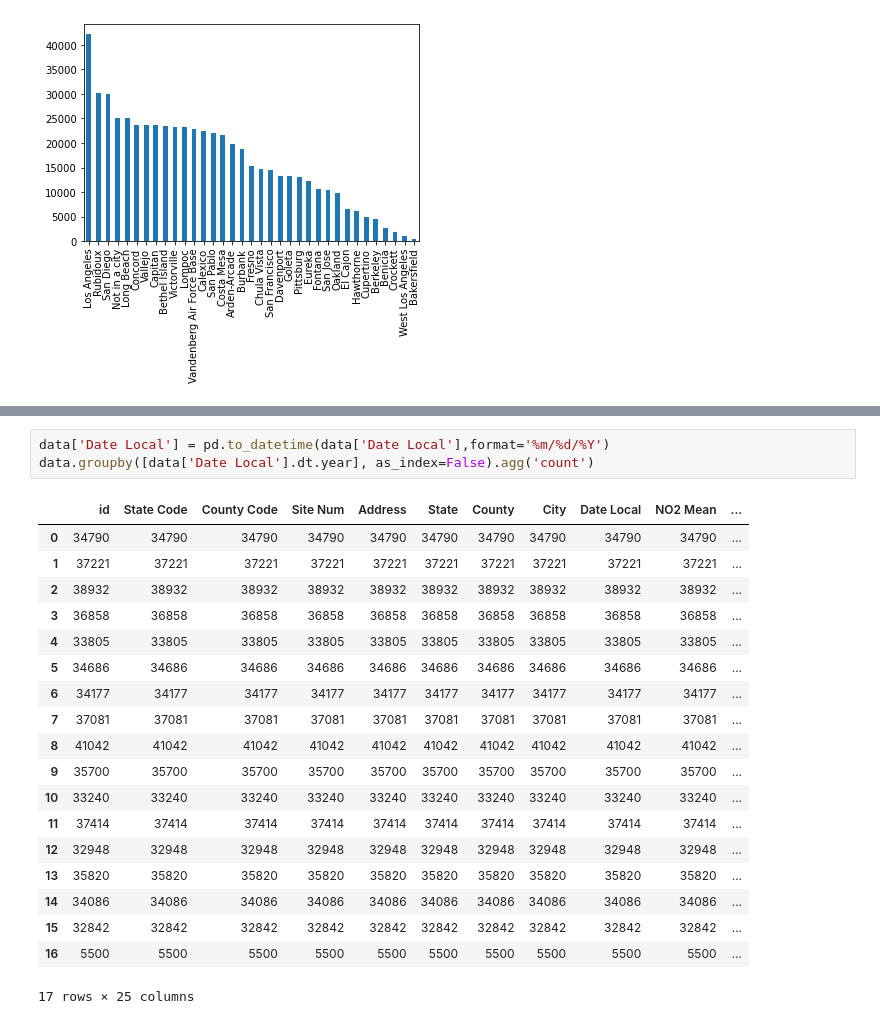
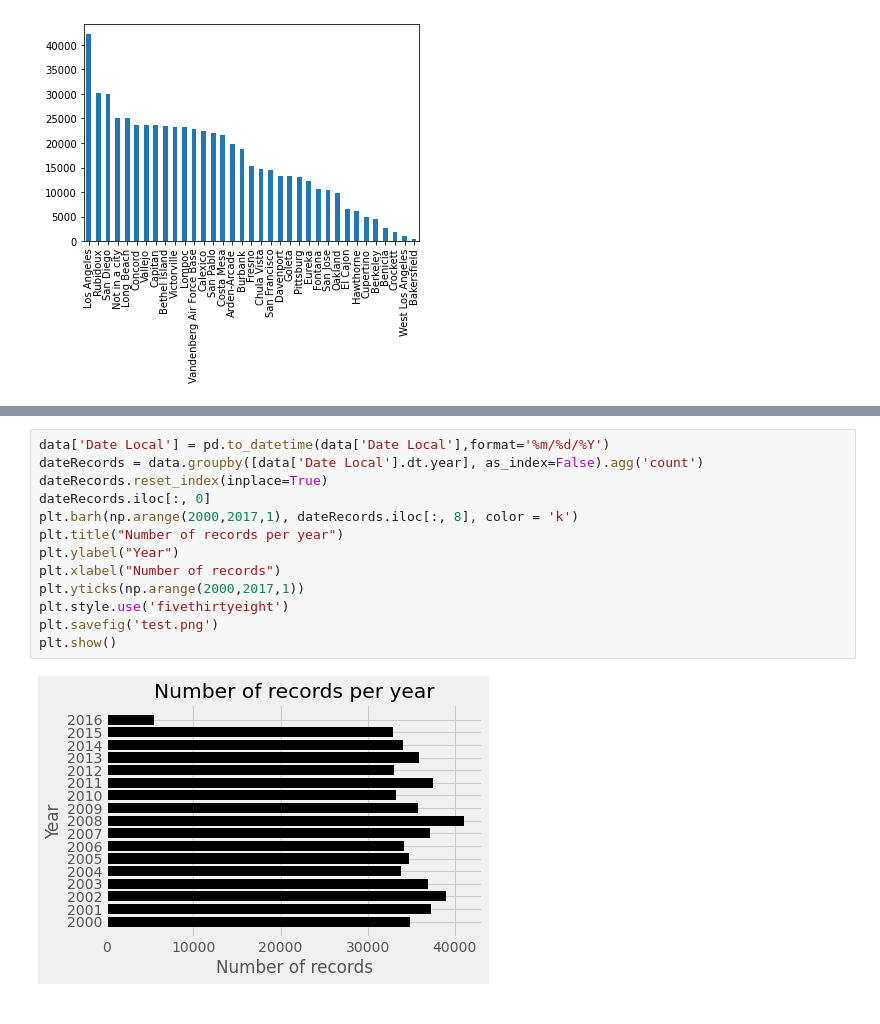
Before and after one commit to nnajmi/MachineLearning, a Jupyter notebook: US-Pollution/Data Exploration.ipynb, the cells around one changed output, grey strips where cells are left out. Drawn from its saved outputs; the diff is of its cells as text.

```diff
--- a/US-Pollution/Data Exploration.ipynb
+++ b/US-Pollution/Data Exploration.ipynb
@@ -292,23 +284,15 @@ AttributeError: module 'matplotlib.pyplot' has no attribute 'figsize'
 # %%
 data['Date Local'] = pd.to_datetime(data['Date Local'],format='%m/%d/%Y')
-data.groupby([data['Date Local'].dt.year], as_index=False).agg('count')
+dateRecords = data.groupby([data['Date Local'].dt.year], as_index=False).agg('count')
+dateRecords.reset_index(inplace=True)
+dateRecords.iloc[:, 0]
+plt.barh(np.arange(2000,2017,1), dateRecords.iloc[:, 8], color = 'k')
+plt.title("Number of records per year")
+plt.ylabel("Year")
+plt.xlabel("Number of records")
+plt.yticks(np.arange(2000,2017,1))
+plt.style.use('fivethirtyeight')
+plt.savefig('test.png')
+plt.show()
 # %% [output]
-|  | id | State Code | County Code | Site Num | Address | State | County | City | Date Local | NO2 Mean | ... |
-| 0 | 34790 | 34790 | 34790 | 34790 | 34790 | 34790 | 34790 | 34790 | 34790 | 34790 | ... |
-| 1 | 37221 | 37221 | 37221 | 37221 | 37221 | 37221 | 37221 | 37221 | 37221 | 37221 | ... |
-| 2 | 38932 | 38932 | 38932 | 38932 | 38932 | 38932 | 38932 | 38932 | 38932 | 38932 | ... |
-| 3 | 36858 | 36858 | 36858 | 36858 | 36858 | 36858 | 36858 | 36858 | 36858 | 36858 | ... |
-| 4 | 33805 | 33805 | 33805 | 33805 | 33805 | 33805 | 33805 | 33805 | 33805 | 33805 | ... |
-| 5 | 34686 | 34686 | 34686 | 34686 | 34686 | 34686 | 34686 | 34686 | 34686 | 34686 | ... |
-| 6 | 34177 | 34177 | 34177 | 34177 | 34177 | 34177 | 34177 | 34177 | 34177 | 34177 | ... |
-| 7 | 37081 | 37081 | 37081 | 37081 | 37081 | 37081 | 37081 | 37081 | 37081 | 37081 | ... |
-| 8 | 41042 | 41042 | 41042 | 41042 | 41042 | 41042 | 41042 | 41042 | 41042 | 41042 | ... |
-| 9 | 35700 | 35700 | 35700 | 35700 | 35700 | 35700 | 35700 | 35700 | 35700 | 35700 | ... |
-| 10 | 33240 | 33240 | 33240 | 33240 | 33240 | 33240 | 33240 | 33240 | 33240 | 33240 | ... |
-| 11 | 37414 | 37414 | 37414 | 37414 | 37414 | 37414 | 37414 | 37414 | 37414 | 37414 | ... |
-| 12 | 32948 | 32948 | 32948 | 32948 | 32948 | 32948 | 32948 | 32948 | 32948 | 32948 | ... |
-| 13 | 35820 | 35820 | 35820 | 35820 | 35820 | 35820 | 35820 | 35820 | 35820 | 35820 | ... |
-| 14 | 34086 | 34086 | 34086 | 34086 | 34086 | 34086 | 34086 | 34086 | 34086 | 34086 | ... |
-| 15 | 32842 | 32842 | 32842 | 32842 | 32842 | 32842 | 32842 | 32842 | 32842 | 32842 | ... |
-| 16 | 5500 | 5500 | 5500 | 5500 | 5500 | 5500 | 5500 | 5500 | 5500 | 5500 | ... |
-17 rows × 25 columns
+[figure, added]
```
Also changed, not shown: parts of 4 cells of this notebook, 2 other files.
